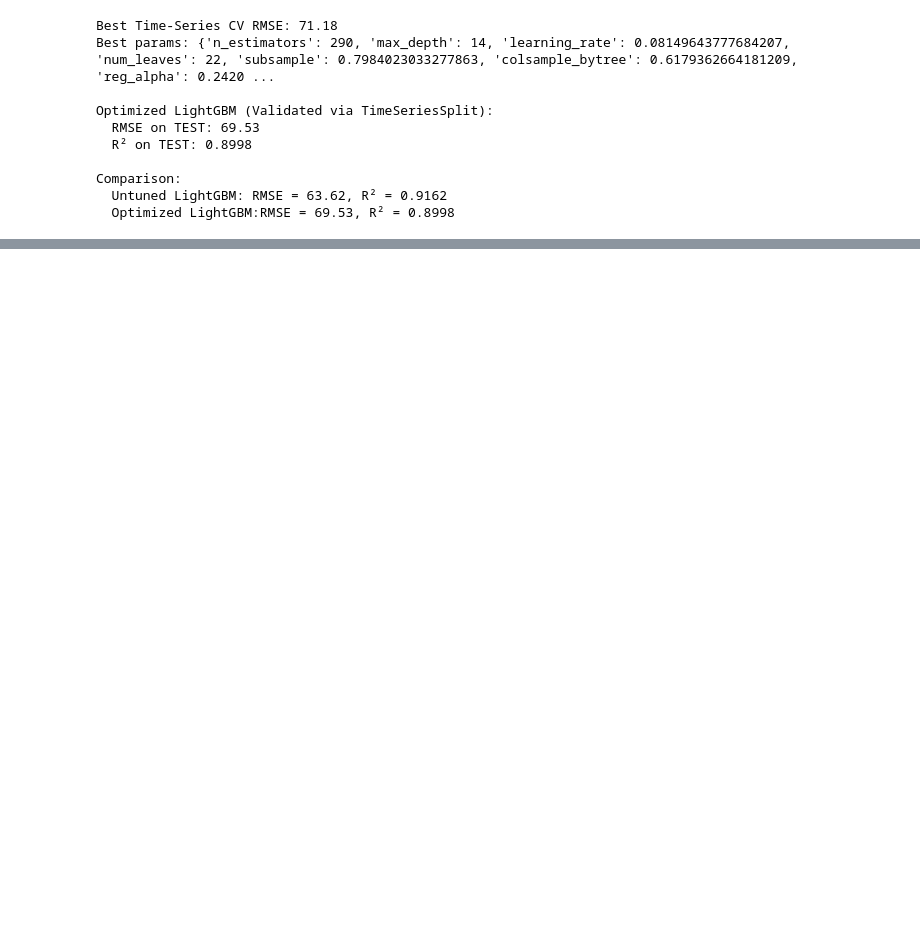
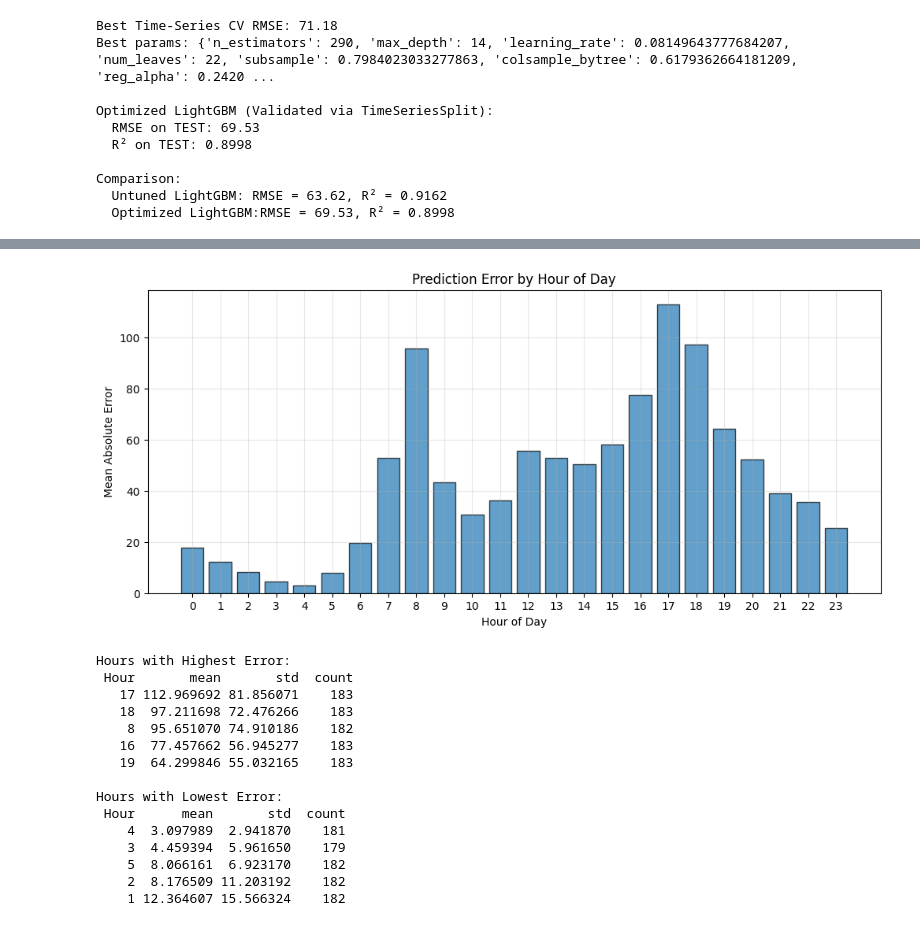
Before and after one commit to boughanmiyoussef/BikeDemand, a Jupyter notebook: notebook/BikeDemand.ipynb, the cells around one changed output, grey strips where cells are left out. Cells and saved outputs as stored; diff of their text form; code cells hidden in the pictures; blank space fills up the shorter version.

```diff
--- a/notebook/BikeDemand.ipynb
+++ b/notebook/BikeDemand.ipynb
@@ -817,0 +879,38 @@ print(f"Log-Optimized LightGBM: RMSE = {opt_rmse:.2f}, R² = {opt_r2:.4f}")
+# %%
+results_df['Hour'] = df.loc[test_mask, 'hr_num'].values
+results_df['Error'] = abs(results_df['Actual'] - results_df['Predicted'])
+
+hourly_error = results_df.groupby('Hour')['Error'].agg(['mean', 'std', 'count']).reset_index()
+
+# Plot
+plt.figure(figsize=(12, 5))
+plt.bar(hourly_error['Hour'], hourly_error['mean'], alpha=0.7, edgecolor='black')
+plt.xlabel('Hour of Day')
+plt.ylabel('Mean Absolute Error')
+plt.title('Prediction Error by Hour of Day')
+plt.xticks(range(0, 24))
+plt.grid(True, alpha=0.3)
+plt.show()
+
+print("\nHours with Highest Error:")
+print(hourly_error.nlargest(5, 'mean').to_string(index=False))
+
+print("\nHours with Lowest Error:")
+print(hourly_error.nsmallest(5, 'mean').to_string(index=False))
+# %% [output]
+[figure, added]
+Hours with Highest Error:
+ Hour       mean       std  count
+   17 112.969692 81.856071    183
+   18  97.211698 72.476266    183
+    8  95.651070 74.910186    182
+   16  77.457662 56.945277    183
+   19  64.299846 55.032165    183
+
+Hours with Lowest Error:
+ Hour      mean       std  count
+    4  3.097989  2.941870    181
+    3  4.459394  5.961650    179
+    5  8.066161  6.923170    182
+    2  8.176509 11.203192    182
+    1 12.364607 15.566324    182
```
Also changed, not shown: parts of 4 cells of this notebook.
